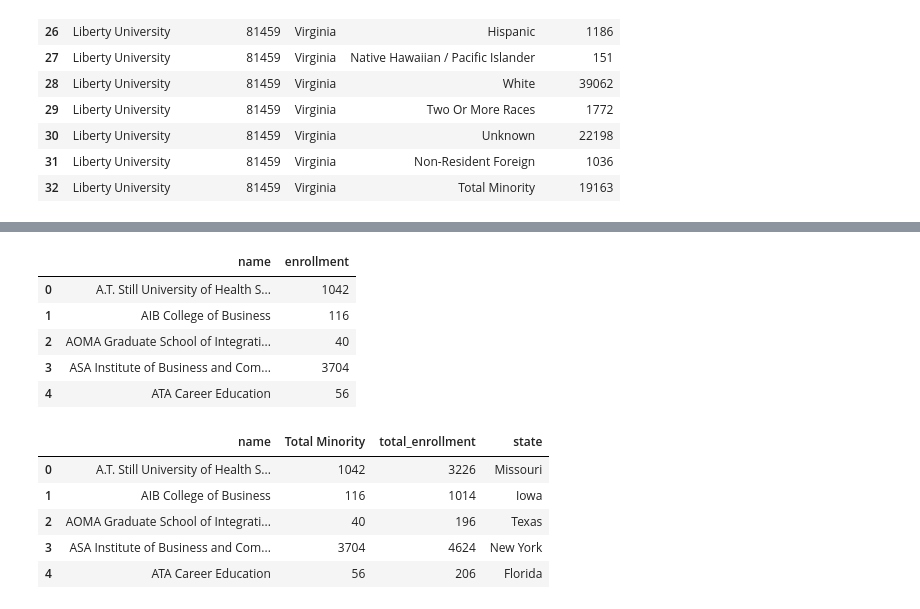
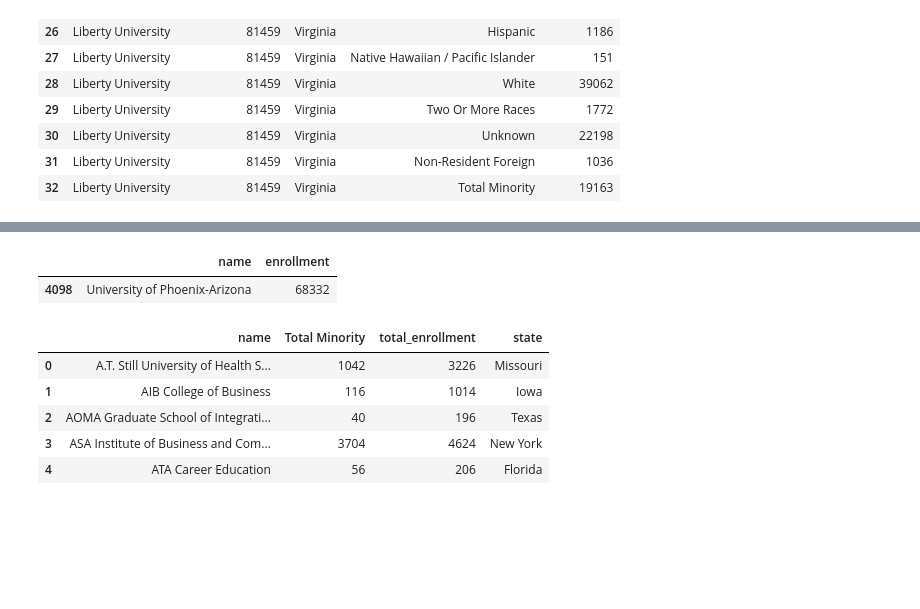
Before and after one commit to brandenlopez-909/RepositoryHub, a Jupyter notebook: College tuition, diversity, and pay/Datasets/Merge and Clean.ipynb, the cells around one changed output, grey strips where cells are left out. Cells and saved outputs as stored; diff of their text form; code cells hidden in the pictures; blank space fills up the shorter version.

```diff
--- a/College tuition, diversity, and pay/Datasets/Merge and Clean.ipynb
+++ b/College tuition, diversity, and pay/Datasets/Merge and Clean.ipynb
@@ -568,14 +557,11 @@ diversity = diversity.drop(diversity.category.loc[diversity.category != 'Total M
 # %%
-summed_minority_groups =diversity[['name', 'category', 'enrollment']].groupby(['name']).sum()
+# Removing duplicates
+summed_minority_groups =diversity[['name', 'enrollment']].groupby(['name']).sum()
 summed_minority_groups = summed_minority_groups.reset_index()
-summed_minority_groups.head()
+summed_minority_groups[ summed_minority_groups.name == 'University of Phoenix-Arizona']
 # %% [output]
 |  | name | enrollment |
-| 0 | A.T. Still University of Health S... | 1042 |
-| 1 | AIB College of Business | 116 |
-| 2 | AOMA Graduate School of Integrati... | 40 |
-| 3 | ASA Institute of Business and Com... | 3704 |
-| 4 | ATA Career Education | 56 |
+| 4098 | University of Phoenix-Arizona | 68332 |
 # %%
 joined_diversity = pd.merge(summed_minority_groups, diversity.drop(['enrollment','category'], axis=1),
                             how='inner', on='name', left_on=None, right_on=None,
```
Also changed, not shown: parts of 68 cells of this notebook, 10 other files.
